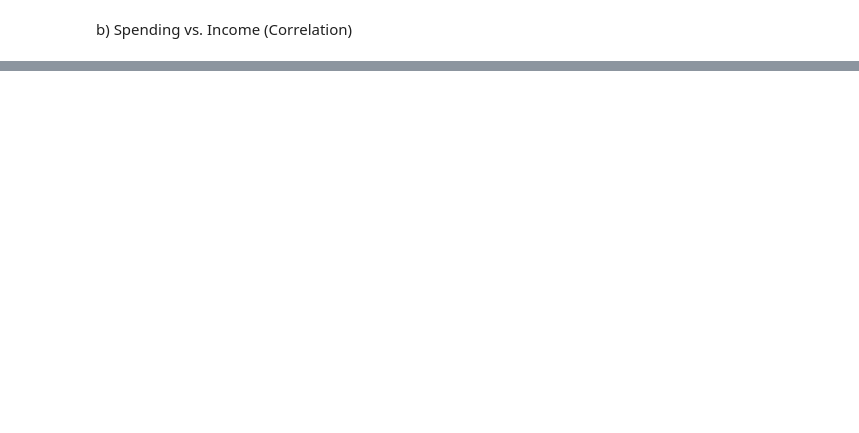
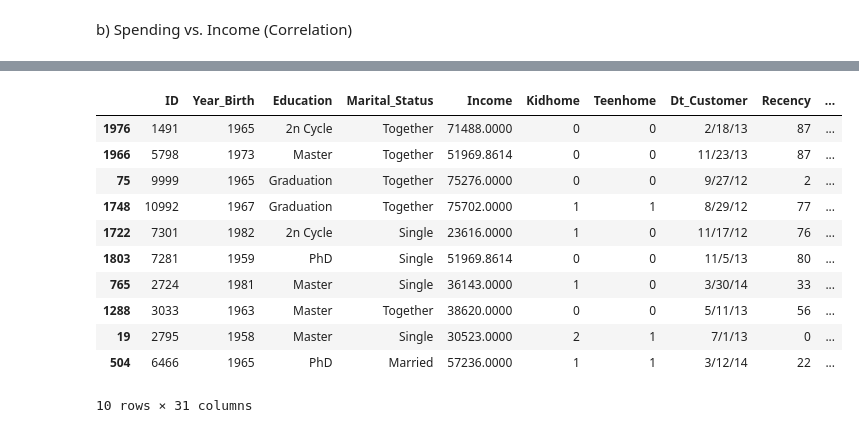
Before and after one commit to THEABHASHARMA/E-commerceMarketing-ShoppingEDA-HypothesisTesting, a Jupyter notebook: campaign_campaign.ipynb, the cells around one changed output, grey strips where cells are left out. Saved outputs shown, nothing was run; the diff lists cells and outputs as text; code cells hidden in the pictures; blank space fills up the shorter version.

```diff
--- a/campaign_campaign.ipynb
+++ b/campaign_campaign.ipynb
@@ -261,3 +107,8 @@ F_onewayResult(statistic=39.62096012546772, pvalue=4.265622323911672e-32)
+# %%
+#feature engineering
+df['Age']=2021-df['Year_Birth']
 # %% [markdown]
 b) Spending vs. Income (Correlation)
+# %%
+df['Spending']=df['MntWines']+df['MntFruits']+df['MntMeatProducts']+df['MntFishProducts']+df['MntSweetProducts']+df['MntGoldProds']
 # %%
@@ -278,0 +137,3 @@ mannwhitney_u_stat, mannwhitney_p_value = stats.mannwhitneyu(couples_wine, alone
+# %%
+#categorising the marital status as either couple or alone
+df['Marital_Situation']=df['Marital_Status'].replace({'Divorced':'Alone','Single':'Alone','Married':'In couple','Together':'In couple','Absurd':'Alone','Widow':'Alone','YOLO':'Alone'})
@@ -278,0 +142,2 @@ mannwhitney_u_stat, mannwhitney_p_value = stats.mannwhitneyu(couples_wine, alone
+# %%
+df['Has_child'] = np.where(df.Kidhome+df.Teenhome > 0, 'Yes', 'No')
@@ -278,0 +156,15 @@ mannwhitney_u_stat, mannwhitney_p_value = stats.mannwhitneyu(couples_wine, alone
+# %%
+df.sample(10)
+# %% [output]
+|  | ID | Year_Birth | Education | Marital_Status | Income | Kidhome | Teenhome | Dt_Customer | Recency | ... |
+| 1976 | 1491 | 1965 | 2n Cycle | Together | 71488.0000 | 0 | 0 | 2/18/13 | 87 | ... |
+| 1966 | 5798 | 1973 | Master | Together | 51969.8614 | 0 | 0 | 11/23/13 | 87 | ... |
+| 75 | 9999 | 1965 | Graduation | Together | 75276.0000 | 0 | 0 | 9/27/12 | 2 | ... |
+| 1748 | 10992 | 1967 | Graduation | Together | 75702.0000 | 1 | 1 | 8/29/12 | 77 | ... |
+| 1722 | 7301 | 1982 | 2n Cycle | Single | 23616.0000 | 1 | 0 | 11/17/12 | 76 | ... |
+| 1803 | 7281 | 1959 | PhD | Single | 51969.8614 | 0 | 0 | 11/5/13 | 80 | ... |
+| 765 | 2724 | 1981 | Master | Single | 36143.0000 | 1 | 0 | 3/30/14 | 33 | ... |
+| 1288 | 3033 | 1963 | Master | Together | 38620.0000 | 0 | 0 | 5/11/13 | 56 | ... |
+| 19 | 2795 | 1958 | Master | Single | 30523.0000 | 2 | 1 | 7/1/13 | 0 | ... |
+| 504 | 6466 | 1965 | PhD | Married | 57236.0000 | 1 | 1 | 3/12/14 | 22 | ... |
+10 rows × 31 columns
```
Also changed, not shown: parts of 85 cells of this notebook.
